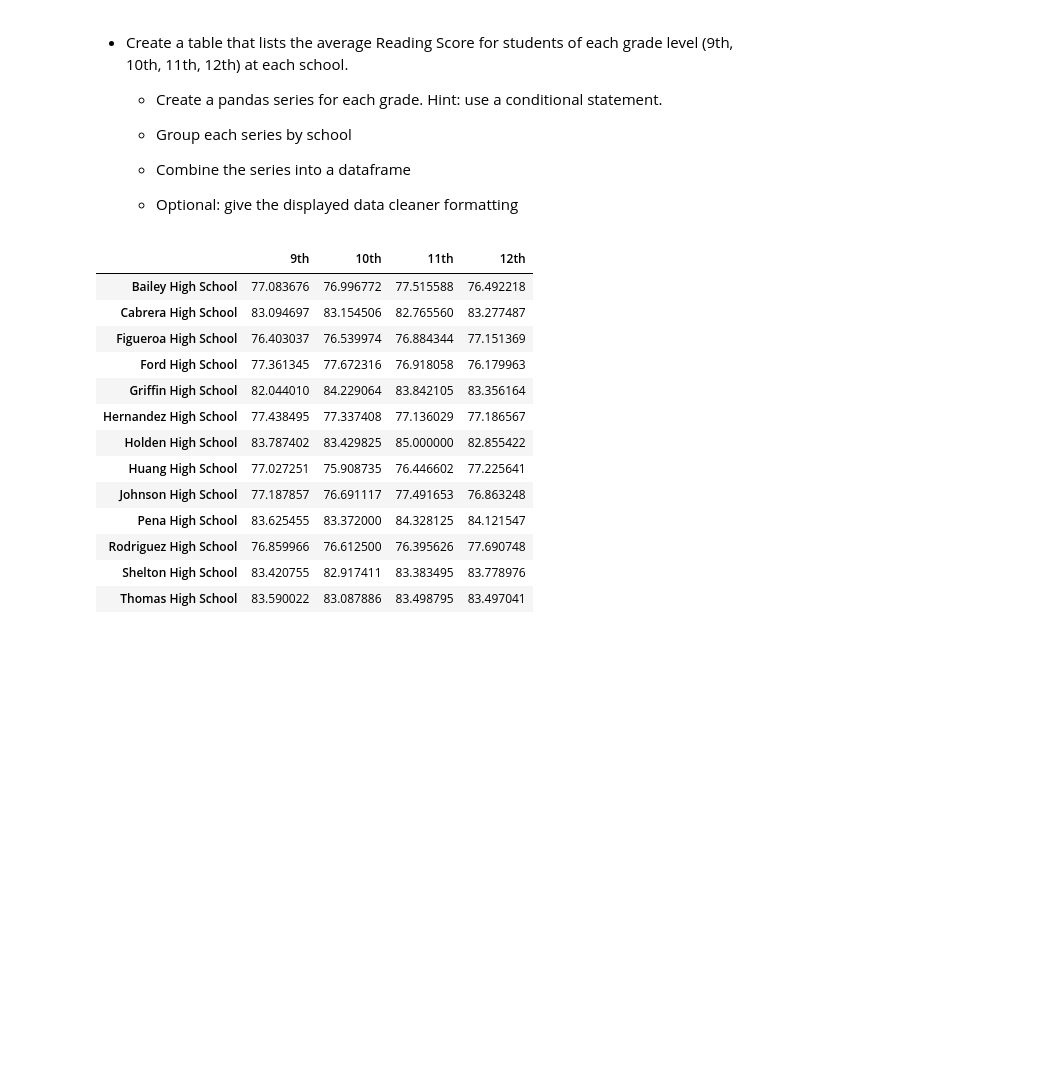
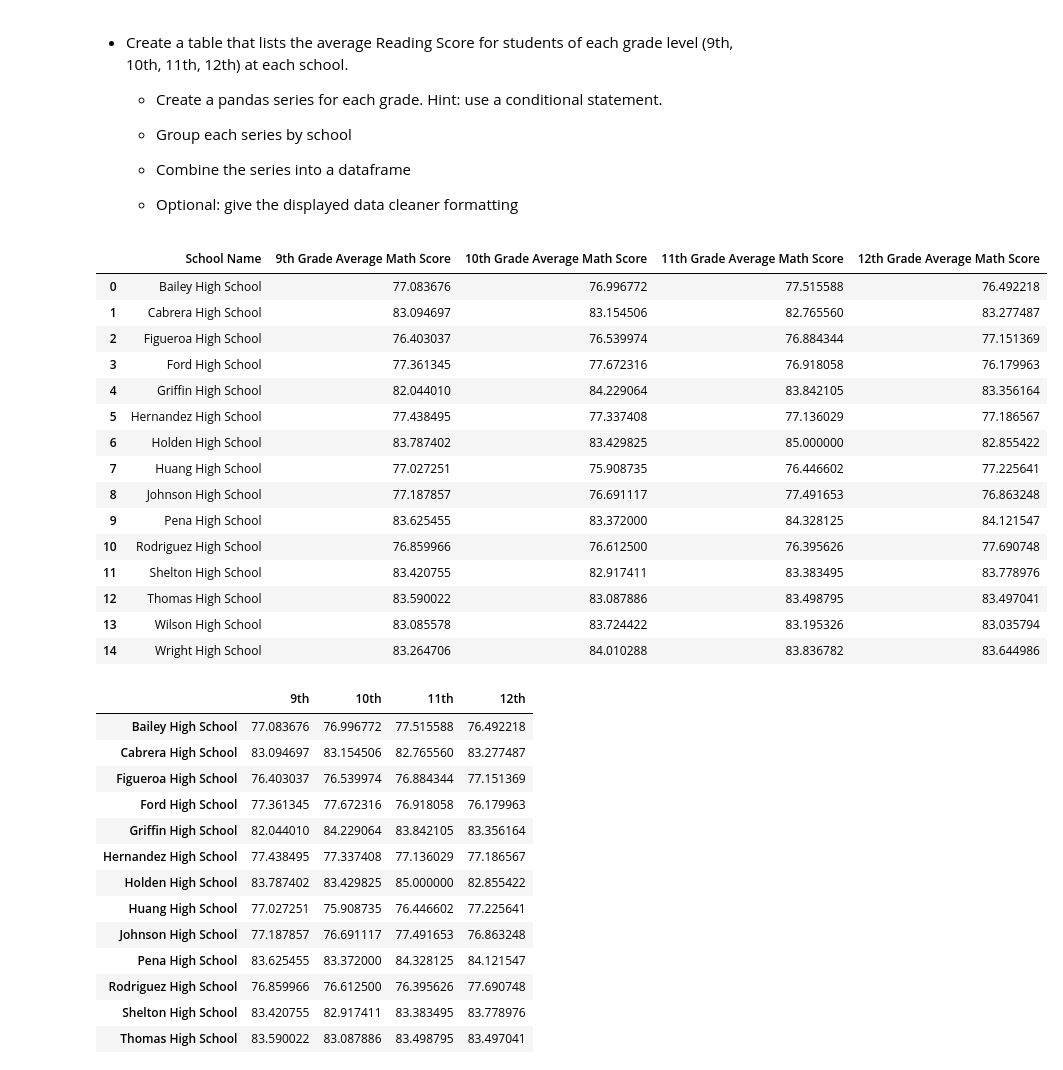
Before and after one commit to Carly-Jane/Pandas_Homework_Carly_Wieland, a Jupyter notebook: PyCitySchools/PyCitySchools_starter.ipynb, the cells around one changed output. Cells and saved outputs as stored; diff of their text form; code cells hidden in the pictures; blank space fills up the shorter version.

Commit message:
Math and Reading score by grade is now complete

```diff
--- a/PyCitySchools/PyCitySchools_starter.ipynb
+++ b/PyCitySchools/PyCitySchools_starter.ipynb
@@ -364,3 +362,60 @@ bottom_performing_schools
+# %%
+# collect the base data
+maths_student_data = student_data[['Student ID',
+                                    'student_name',
+                                    'gender',
+                                    'grade',
+                                    'school_name',
+                                    'reading_score',
+                                    'math_score']]
+
+maths_student_data.rename(columns={'school_name': 'School Name'}, inplace=True)
+#maths_student_data.head()
+# %%
+# Create a data series for the 9th grade average math score for each school
+maths_student_data_9th_grade = maths_student_data.loc[maths_student_data["grade"] == "9th", ["grade", "math_score", "School Name"]].groupby(["School Name"], as_index=False)
+maths_student_data_9th_grade_df = pd.DataFrame(maths_student_data_9th_grade.mean())
+maths_student_data_9th_grade_df.rename(columns={'math_score': '9th Grade Average Math Score'}, inplace=True)
+
+# Create a data series for the 10th grade average math score for each school
+maths_student_data_10th_grade = maths_student_data.loc[maths_student_data["grade"] == "10th", ["grade", "math_score", "School Name"]].groupby(["School Name"], as_index=False)
+maths_student_data_10th_grade_df = pd.DataFrame(maths_student_data_10th_grade.mean())
+maths_student_data_10th_grade_df.rename(columns={'math_score': '10th Grade Average Math Score'}, inplace=True)
+
+# Create a data series for the 10th grade average math score for each school
+maths_student_data_11th_grade = maths_student_data.loc[maths_student_data["grade"] == "11th", ["grade", "math_score", "School Name"]].groupby(["School Name"], as_index=False)
+maths_student_data_11th_grade_df = pd.DataFrame(maths_student_data_11th_grade.mean())
+maths_student_data_11th_grade_df.rename(columns={'math_score': '11th Grade Average Math Score'}, inplace=True)
+
+# Create a data series for the 11th grade average math score for each school
+maths_student_data_12th_grade = maths_student_data.loc[maths_student_data["grade"] == "12th", ["grade", "math_score", "School Name"]].groupby(["School Name"], as_index=False)
+maths_student_data_12th_grade_df = pd.DataFrame(maths_student_data_12th_grade.mean())
+maths_student_data_12th_grade_df.rename(columns={'math_score': '12th Grade Average Math Score'}, inplace=True)
+# %%
+# building up the series' into the full dataframe with all grades math score average per school
+average_maths_score_9_10_df = pd.merge(maths_student_data_9th_grade_df, maths_student_data_10th_grade_df, how="left", on=['School Name', 'School Name'])
+average_maths_score_11_12_df = pd.merge(maths_student_data_11th_grade_df, maths_student_data_12th_grade_df, how="left", on=['School Name', 'School Name'])
+
+# The full dataframe with all grades math score average per school
+average_maths_score_by_grade_df = pd.merge(average_maths_score_9_10_df, average_maths_score_11_12_df, how="left", on=['School Name', 'School Name'])
+average_maths_score_by_grade_df
+# %% [output]
+|  | School Name | 9th Grade Average Math Score | 10th Grade Average Math Score | 11th Grade Average Math Score | 12th Grade Average Math Score |
+| 0 | Bailey High School | 77.083676 | 76.996772 | 77.515588 | 76.492218 |
+| 1 | Cabrera High School | 83.094697 | 83.154506 | 82.765560 | 83.277487 |
+| 2 | Figueroa High School | 76.403037 | 76.539974 | 76.884344 | 77.151369 |
+| 3 | Ford High School | 77.361345 | 77.672316 | 76.918058 | 76.179963 |
+| 4 | Griffin High School | 82.044010 | 84.229064 | 83.842105 | 83.356164 |
+| 5 | Hernandez High School | 77.438495 | 77.337408 | 77.136029 | 77.186567 |
+| 6 | Holden High School | 83.787402 | 83.429825 | 85.000000 | 82.855422 |
+| 7 | Huang High School | 77.027251 | 75.908735 | 76.446602 | 77.225641 |
+| 8 | Johnson High School | 77.187857 | 76.691117 | 77.491653 | 76.863248 |
+| 9 | Pena High School | 83.625455 | 83.372000 | 84.328125 | 84.121547 |
+| 10 | Rodriguez High School | 76.859966 | 76.612500 | 76.395626 | 77.690748 |
+| 11 | Shelton High School | 83.420755 | 82.917411 | 83.383495 | 83.778976 |
+| 12 | Thomas High School | 83.590022 | 83.087886 | 83.498795 | 83.497041 |
+| 13 | Wilson High School | 83.085578 | 83.724422 | 83.195326 | 83.035794 |
+| 14 | Wright High School | 83.264706 | 84.010288 | 83.836782 | 83.644986 |
 # %%
 # %% [output]
 |  | 9th | 10th | 11th | 12th |
```
Also changed, not shown: parts of 4 cells of this notebook.
